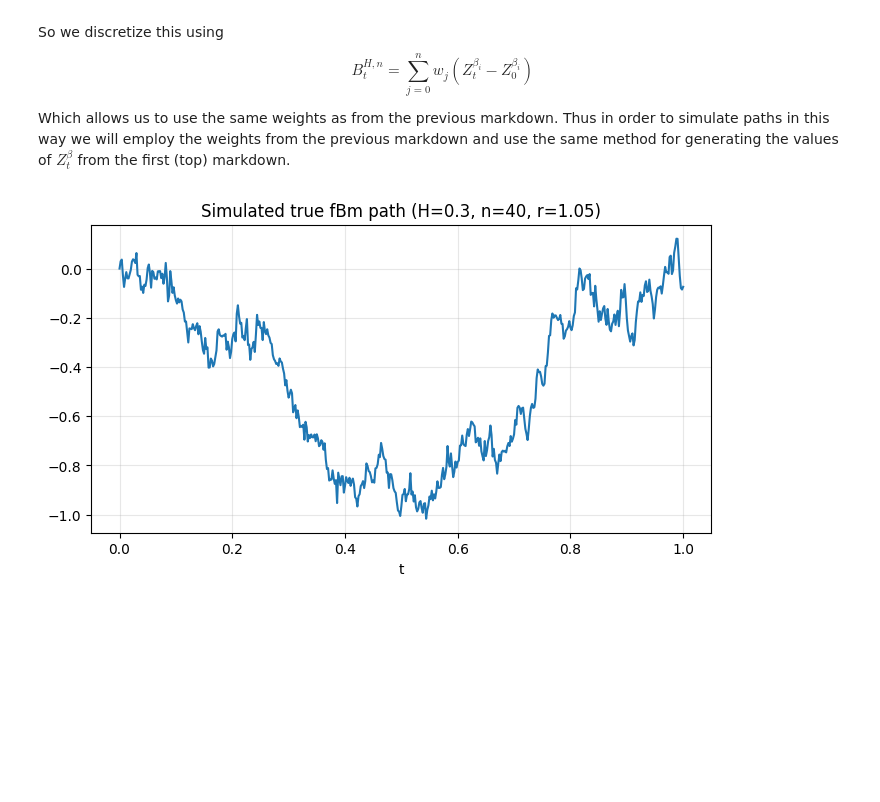
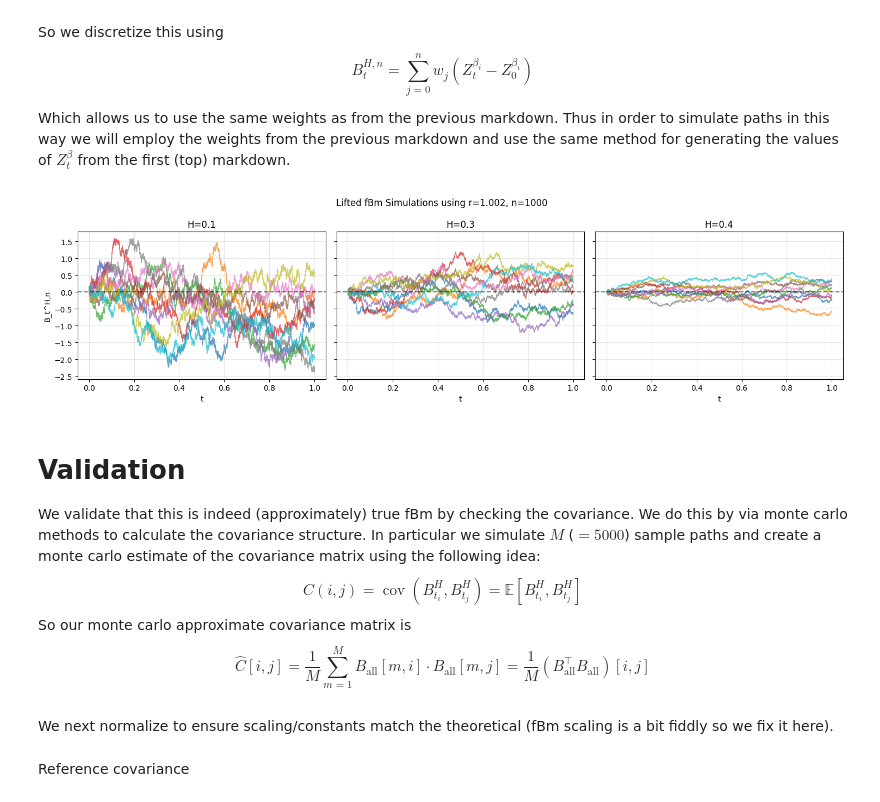
Before and after one commit to tom-rex/fBm_Carnegie_Implementation, a Jupyter notebook: OU_simulation.ipynb, the cells around one changed output. Cells and saved outputs as stored; diff of their text form; code cells hidden in the pictures; blank space fills up the shorter version.

```diff
--- a/OU_simulation.ipynb
+++ b/OU_simulation.ipynb
@@ -174,39 +183,68 @@ Which allows us to use the same weights as from the previous markdown. Thus in o
 # %%
 def simulate_fBm_paths(H, r, n, T, n_steps, M, rng):
     """
     Simulate M fBm sample paths using the existing OU and weight machinery:
     B_t^{H,n} = sum_j w_j * (Z_t^{beta_j} - Z_0^{beta_j})
 
     Uses simulate_OU_paths (stationary start, correlated across beta_j)
     and OU_weights (nodes + quadrature weights) directly.
     """
     beta, w = OU_weights(H, r, n)
 
     # shape (M, n_steps+1, 2n) -- stationary_start=True gives correct correlated Z_0
     Z_path = simulate_OU_paths(beta, T, n_steps, M, rng, stationary_start=True)
 
     B_raw = Z_path @ w              # weighted sum over beta axis -> (M, n_steps+1)
     return B_raw - B_raw[:, [0]]    # subtract each path's own Z_0-contribution
 
-#----------------------------------------------------------------------
-#visualtion
 
-H = 0.3
-r = 1.05
-n = 40
-T = 1.0
-n_steps = 500
 
-rng = np.random.default_rng(1)
+# ---------- Simulation parameters ----------
+T = 1
+n_steps = 10000        # fine time grid to see roughness
+r = 1.002
+n = 1000       # many β nodes down to β_min ~ 1e-9
+M_per_H = 10             # number of paths per H value
+
+# Create a random generator with a fixed seed for reproducibility
+rng = np.random.default_rng(42)
+
+# Time points
 times = np.linspace(0, T, n_steps + 1)
 
-B_all = simulate_fBm_paths(H, r, n, T, n_steps, M=1, rng=rng)
-B = B_all[0]
+# Choose the Hurst parameters to compare
+H_values = [0.1, 0.3, 0.4]
 
-plt.figure(figsize=(8, 4))
-plt.plot(times, B)
-plt.title(f"Simulated true fBm path (H={H}, n={n}, r={r})")
-plt.xlabel("t"); plt.grid(alpha=0.3)
+# ---------- Plotting ----------
+fig, axes = plt.subplots(1, 3, figsize=(15, 4), sharey=True)
+
+for idx, H in enumerate(H_values):
+    # Simulate M paths for this H
+    paths = simulate_fBm_paths(H, r, n, T, n_steps, M_per_H, rng)
+
+    # Plot each path with a slight transparency
+    for m in range(M_per_H):
+        axes[idx].plot(times, paths[m], alpha=0.7, linewidth=1)
+
+    axes[idx].set_title(f'H = {H}')
+    axes[idx].set_xlabel('t')
+    axes[idx].grid(alpha=0.3)
+    axes[idx].axhline(0, color='black', linestyle='--', alpha=0.5)
+    axes[idx].set_title(f"H={H}")
+
+axes[0].set_ylabel('B_t^H,n')
+plt.tight_layout()
+fig.suptitle(f"Lifted fBm Simulations using r={r}, n_beta={n} ") #, fontsize=18, fontweight='bold')
+plt.tight_layout(rect=[0, 0, 1, 1])  # leave room at top for suptitle
 plt.show()
+plt.show()
+plt.show()
 # %% [output]
-[figure, old version]
+[figure, new version]
+# %% [markdown]
+# Validation
+
+We validate that this is indeed (approximately) true fBm by checking the covariance. We do this by via monte carlo methods to calculate the covariance structure. In particular we simulate $M$ ($= 5000$) sample paths and create a monte carlo estimate of the covariance matrix using the following idea:
+$$C(i,j) = \operatorname{cov}(B_{t_i}^{H}, B_{t_j}^{H}) = \mathbb{E}[B_{t_i}^{H}, B_{t_j}^{H}]$$
+So our monte carlo approximate covariance matrix is
+$$ \hat{C}[i,j] = \frac{1}{M}\sum_{m=1}^{M} B_{\text{all}}[m,i] \cdot B_{\text{all}}[m,j] = \frac{1}{M}\left(B_{\text{all}}^{\top} B_{\text{all}}\right)[i,j] $$
@@ -212,0 +270,2 @@ plt.show()
+# %% [markdown]
+We next normalize to ensure scaling/constants match the theoretical (fBm scaling is a bit fiddly so we fix it here).
@@ -212,0 +279,2 @@ plt.show()
+# %% [markdown]
+Reference covariance
```
Also changed, not shown: parts of 16 cells of this notebook, 18 other files.
